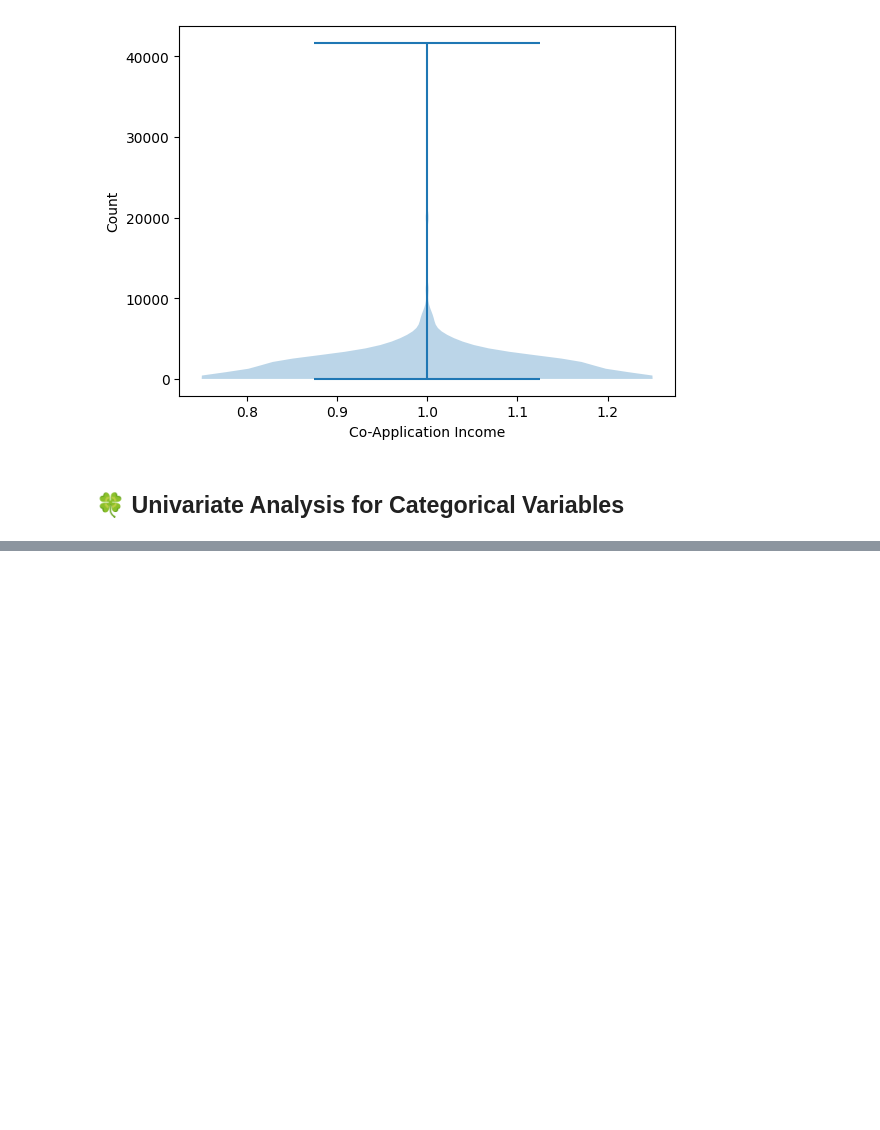
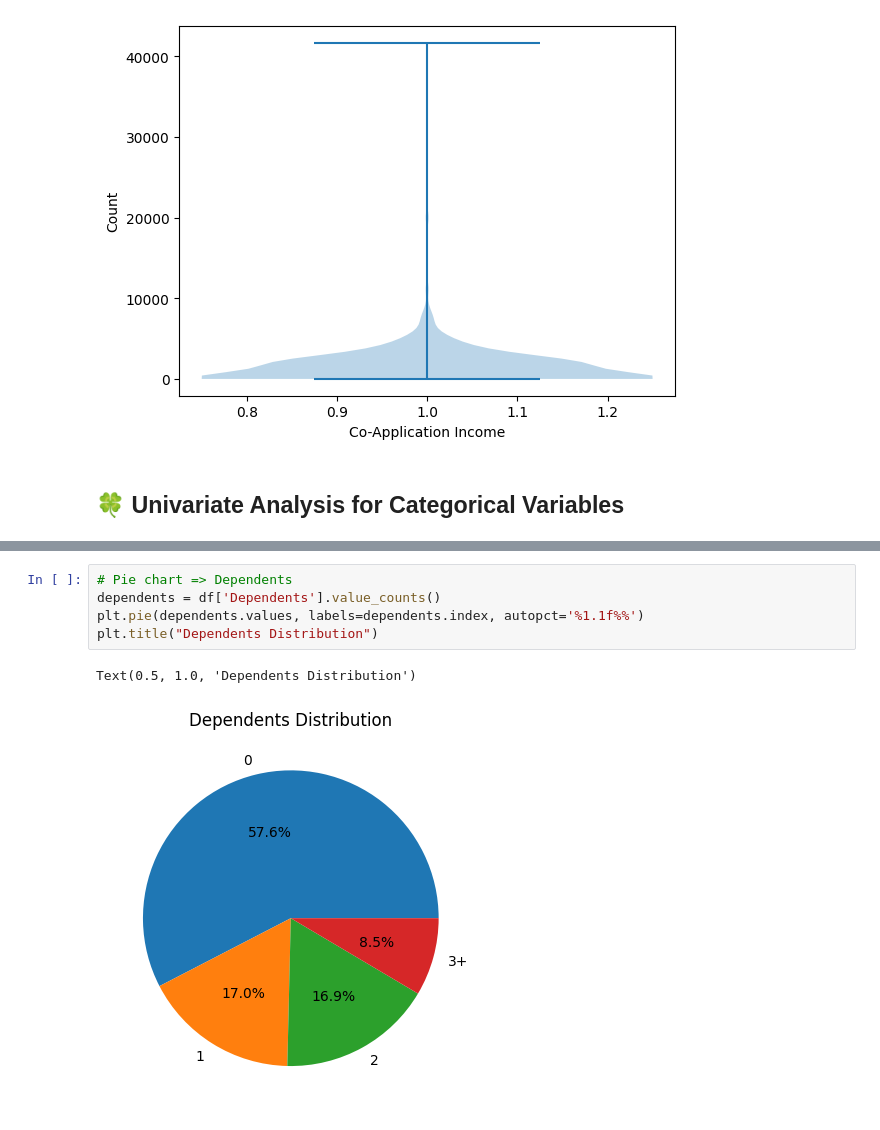
Before and after one commit to alfredkondoro/Uni-Bi-Multivariate-Analysis---Loan-Prediction-, a Jupyter notebook: uni-bi-multivariate-analysis-loan-prediction.ipynb, the cells around one changed output, grey strips where cells are left out. Drawn from its saved outputs; the diff is of its cells as text; blank space fills up the shorter version.

```diff
--- a/uni-bi-multivariate-analysis-loan-prediction.ipynb
+++ b/uni-bi-multivariate-analysis-loan-prediction.ipynb
@@ -57,0 +68,8 @@ Text(0, 0.5, 'Count')
+# %%
+# Pie chart => Dependents
+dependents = df['Dependents'].value_counts()
+plt.pie(dependents.values, labels=dependents.index, autopct='%1.1f%%')
+plt.title("Dependents Distribution")
+# %% [output]
+Text(0.5, 1.0, 'Dependents Distribution')
+[figure, added]
```
Also changed, not shown: parts of 13 cells of this notebook.
